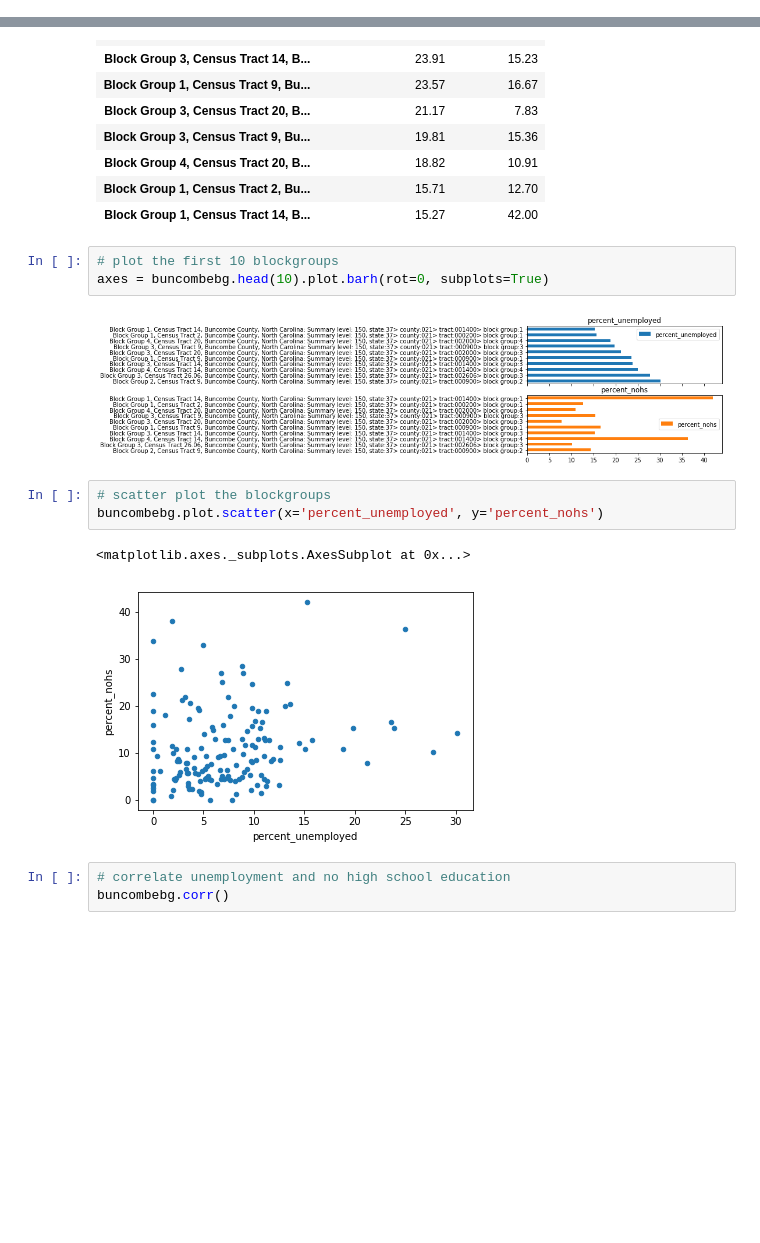
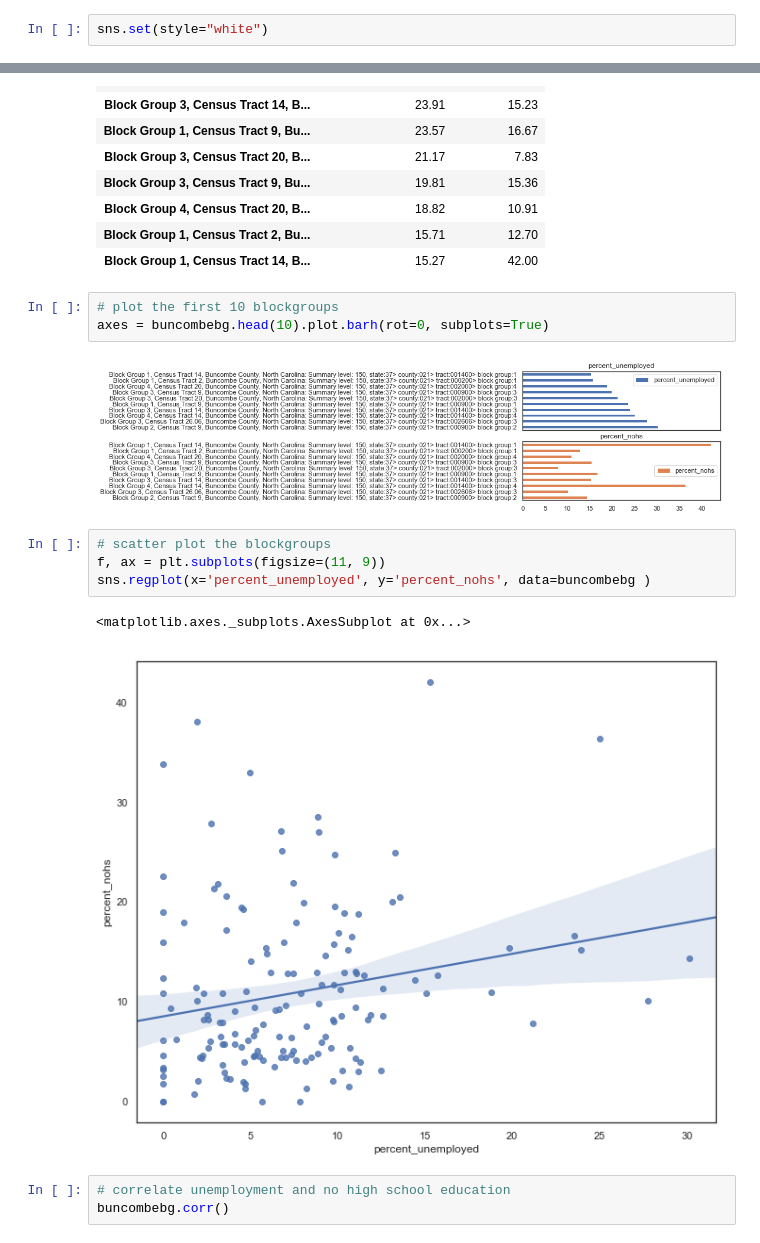
Before and after one commit to lotusflyer/avl_portrait, a Jupyter notebook: simple_censusdata_library_example.ipynb, the cells around one changed output, grey strips where cells are left out. Saved outputs shown, nothing was run; the diff lists cells and outputs as text; blank space fills up the shorter version.

Commit message:
have correlation heatmap and some nice plots

```diff
--- a/simple_censusdata_library_example.ipynb
+++ b/simple_censusdata_library_example.ipynb
@@ -25,6 +25,8 @@ python version 3.6.5 (default, Mar 30 2018, 06:41:53)
 # %%
 # enable in line plotting
 %matplotlib inline
+# %%
+sns.set(style="white")
 # %% [markdown]
 A Census Block Group is a geographical unit used by the United States Census Bureau which is between the Census Tract and the Census Block. It is the smallest geographical unit for which the bureau publishes sample data, i.e. data which is only collected from a fraction of all households.
 # %%
@@ -84,13 +86,14 @@ buncombebg.head(10)
 # plot the first 10 blockgroups
 axes = buncombebg.head(10).plot.barh(rot=0, subplots=True)
 # %% [output]
-[figure, old version]
+[figure, new version]
 # %%
 # scatter plot the blockgroups
-buncombebg.plot.scatter(x='percent_unemployed', y='percent_nohs')
+f, ax = plt.subplots(figsize=(11, 9))
+sns.regplot(x='percent_unemployed', y='percent_nohs', data=buncombebg )
 # %% [output]
 <matplotlib.axes._subplots.AxesSubplot at 0x...>
-[figure, old version]
+[figure, new version]
 # %%
 # correlate unemployment and no high school education
 buncombebg.corr()
```
Also changed, not shown: parts of 21 cells of this notebook, 2 other files.
